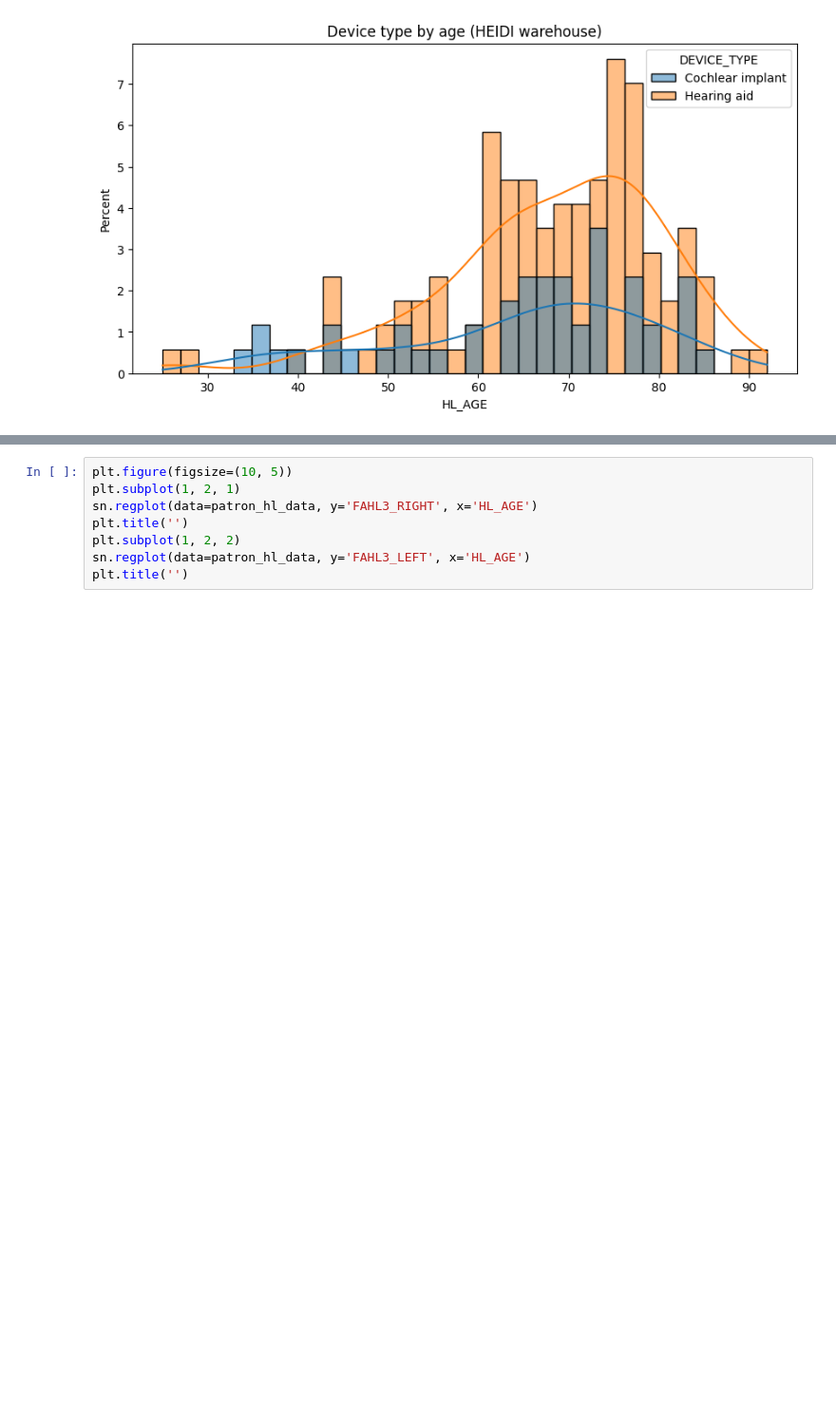
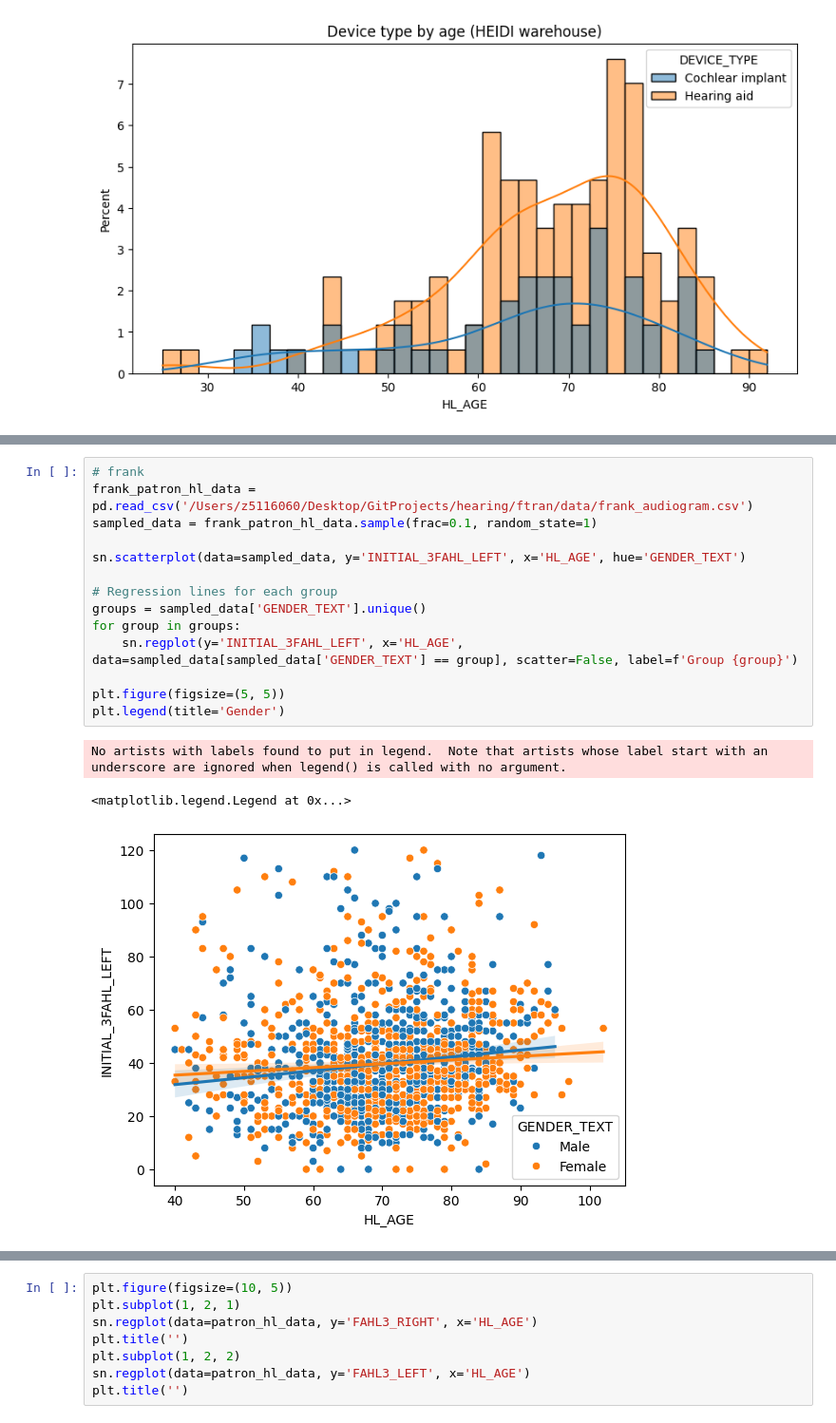
Before and after one commit to marianocabezas/hearing, a Jupyter notebook: audiogram_device_analysis.ipynb, the cells around one changed output, grey strips where cells are left out. Shown at 95% size. Cells and saved outputs as stored; diff of their text form; blank space fills up the shorter version.

```diff
--- a/audiogram_device_analysis.ipynb
+++ b/audiogram_device_analysis.ipynb
@@ -37,0 +77,18 @@ patron_hl_data['DEVICE_EAR'] = patron_hl_data['DEVICE_EAR'].astype('category')
+# %%
+# frank
+frank_patron_hl_data = pd.read_csv('/Users/z5116060/Desktop/GitProjects/hearing/ftran/data/frank_audiogram.csv')
+sampled_data = frank_patron_hl_data.sample(frac=0.1, random_state=1)
+
+sn.scatterplot(data=sampled_data, y='INITIAL_3FAHL_LEFT', x='HL_AGE', hue='GENDER_TEXT')
+
+# Regression lines for each group
+groups = sampled_data['GENDER_TEXT'].unique()
+for group in groups:
+    sn.regplot(y='INITIAL_3FAHL_LEFT', x='HL_AGE', data=sampled_data[sampled_data['GENDER_TEXT'] == group], scatter=False, label=f'Group {group}')
+
+plt.figure(figsize=(5, 5))
+plt.legend(title='Gender')
+# %% [output]
+No artists with labels found to put in legend.  Note that artists whose label start with an underscore are ignored when legend() is called with no argument.
+<matplotlib.legend.Legend at 0x...>
+[figure, added]
```
Also changed, not shown: parts of 12 cells of this notebook, 17 other files.
